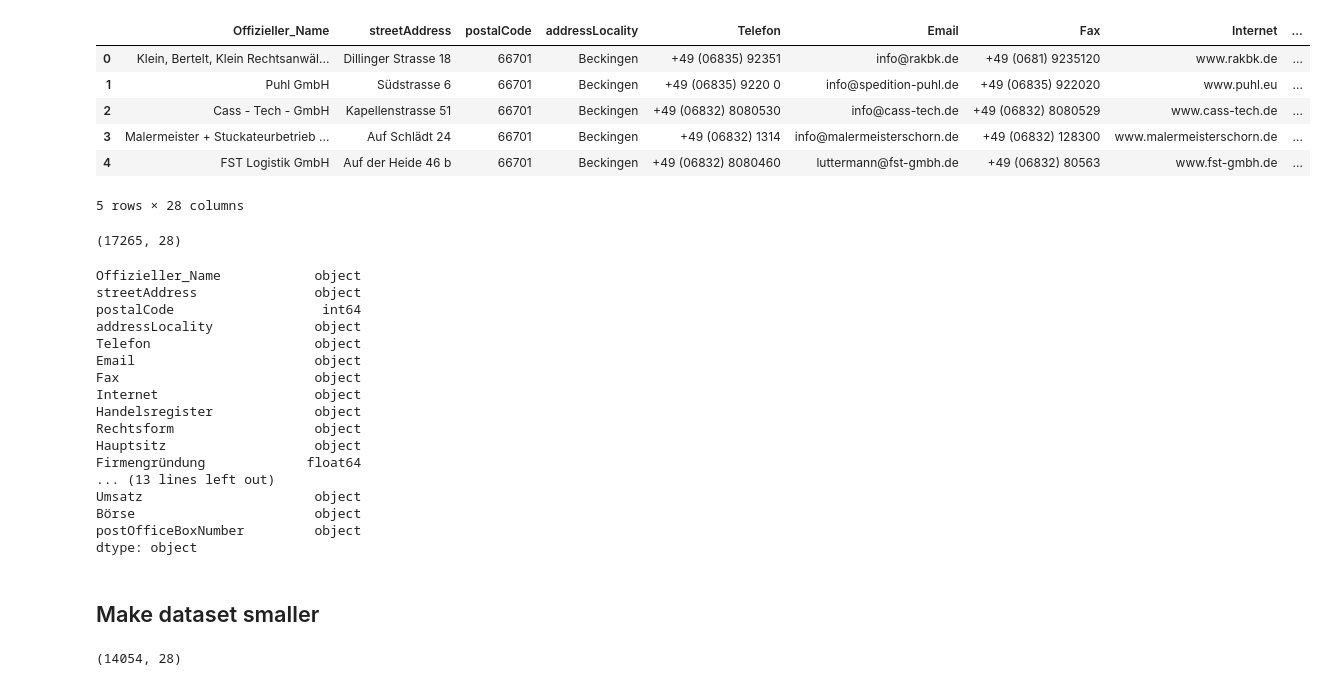
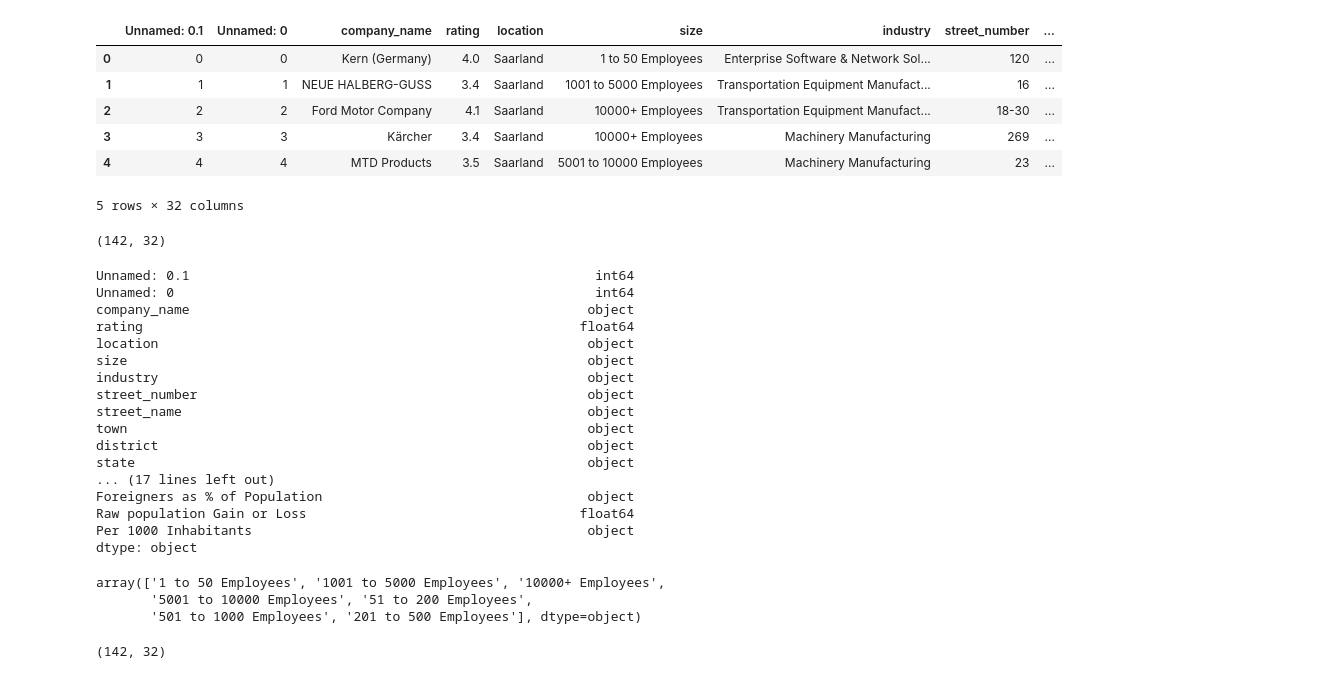
Before and after one commit to itsLuisa/data-science-company-clustering, a Jupyter notebook: decision_tree.ipynb, the cells around one changed output. Drawn from its saved outputs; the diff is of its cells as text; code cells hidden in the pictures.

```diff
--- a/decision_tree.ipynb
+++ b/decision_tree.ipynb
@@ -7,45 +14,49 @@ from collections import Counter
 # %%
-with open("firmendb_data/data_firmen.csv", encoding="utf-8") as f:
-    df = pd.read_csv(f, delimiter=";")
+with open("merged_df.csv", encoding="utf-8") as f:
+    df = pd.read_csv(f, delimiter=",")
 
 df.head()
 # %% [output]
-|  | Offizieller_Name | streetAddress | postalCode | addressLocality | Telefon | Email | Fax | Internet | ... |
-| 0 | Klein, Bertelt, Klein Rechtsanwäl... | Dillinger Strasse 18 | 66701 | Beckingen | +49 (06835) 92351 | info@rakbk.de | +49 (0681) 9235120 | www.rakbk.de | ... |
-| 1 | Puhl GmbH | Südstrasse 6 | 66701 | Beckingen | +49 (06835) 9220 0 | info@spedition-puhl.de | +49 (06835) 922020 | www.puhl.eu | ... |
-| 2 | Cass - Tech - GmbH | Kapellenstrasse 51 | 66701 | Beckingen | +49 (06832) 8080530 | info@cass-tech.de | +49 (06832) 8080529 | www.cass-tech.de | ... |
-| 3 | Malermeister + Stuckateurbetrieb ... | Auf Schlädt 24 | 66701 | Beckingen | +49 (06832) 1314 | info@malermeisterschorn.de | +49 (06832) 128300 | www.malermeisterschorn.de | ... |
-| 4 | FST Logistik GmbH | Auf der Heide 46 b | 66701 | Beckingen | +49 (06832) 8080460 | luttermann@fst-gmbh.de | +49 (06832) 80563 | www.fst-gmbh.de | ... |
+|  | Unnamed: 0.1 | Unnamed: 0 | company_name | rating | location | size | industry | street_number | ... |
+| 0 | 0 | 0 | Kern (Germany) | 4.0 | Saarland | 1 to 50 Employees | Enterprise Software & Network Sol... | 120 | ... |
+| 1 | 1 | 1 | NEUE HALBERG-GUSS | 3.4 | Saarland | 1001 to 5000 Employees | Transportation Equipment Manufact... | 16 | ... |
+| 2 | 2 | 2 | Ford Motor Company | 4.1 | Saarland | 10000+ Employees | Transportation Equipment Manufact... | 18-30 | ... |
+| 3 | 3 | 3 | Kärcher | 3.4 | Saarland | 10000+ Employees | Machinery Manufacturing | 269 | ... |
+| 4 | 4 | 4 | MTD Products | 3.5 | Saarland | 5001 to 10000 Employees | Machinery Manufacturing | 23 | ... |
-5 rows × 28 columns
+5 rows × 32 columns
 # %%
 df.shape
 # %% [output]
-(17265, 28)
+(142, 32)
 # %%
 df.dtypes
 # %% [output]
-Offizieller_Name            object
-streetAddress               object
-postalCode                   int64
-addressLocality             object
-Telefon                     object
-Email                       object
-Fax                         object
-Internet                    object
-Handelsregister             object
-Rechtsform                  object
-Hauptsitz                   object
-Firmengründung             float64
-... (13 lines left out)
-Umsatz                      object
-Börse                       object
-postOfficeBoxNumber         object
+Unnamed: 0.1                                                    int64
+Unnamed: 0                                                      int64
+company_name                                                   object
+rating                                                        float64
+location                                                       object
+size                                                           object
+industry                                                       object
+street_number                                                  object
+street_name                                                    object
+town                                                           object
+district                                                       object
+state                                                          object
+... (17 lines left out)
+Foreigners as % of Population                                  object
+Raw population Gain or Loss                                   float64
+Per 1000 Inhabitants                                           object
 dtype: object
-# %% [markdown]
-## Make dataset smaller
+# %%
+df["size"].unique()
+# %% [output]
+array(['1 to 50 Employees', '1001 to 5000 Employees', '10000+ Employees',
+       '5001 to 10000 Employees', '51 to 200 Employees',
+       '501 to 1000 Employees', '201 to 500 Employees'], dtype=object)
 # %%
-df = df.dropna(subset = ['Branche'], axis =0)
-df = df.dropna(subset = ["Rechtsform"], axis=0)
+df = df.dropna(subset = ['industry'], axis =0)
+# df = df.dropna(subset = ["Rechtsform"], axis=0)
 df.shape
 # %% [output]
-(14054, 28)
+(142, 32)
```
Also changed, not shown: parts of 17 cells of this notebook, 5 other files.
